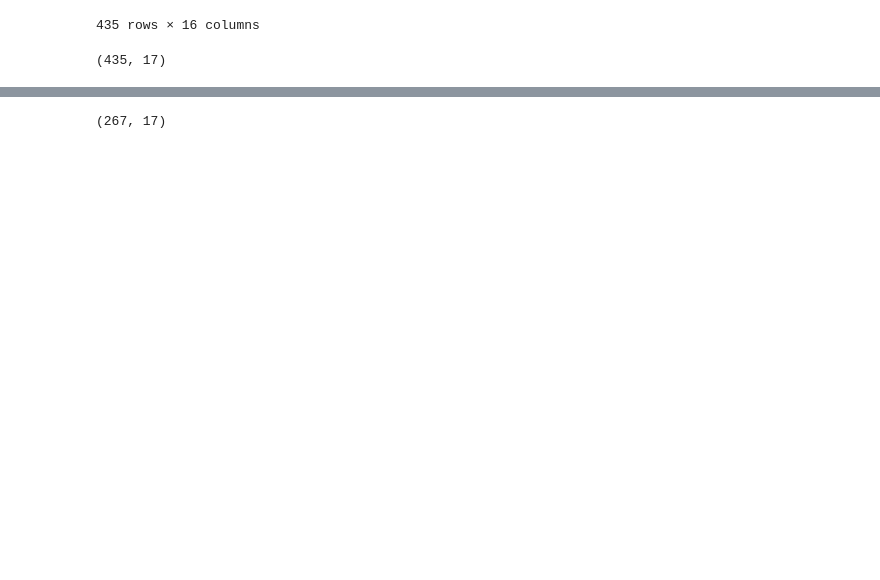
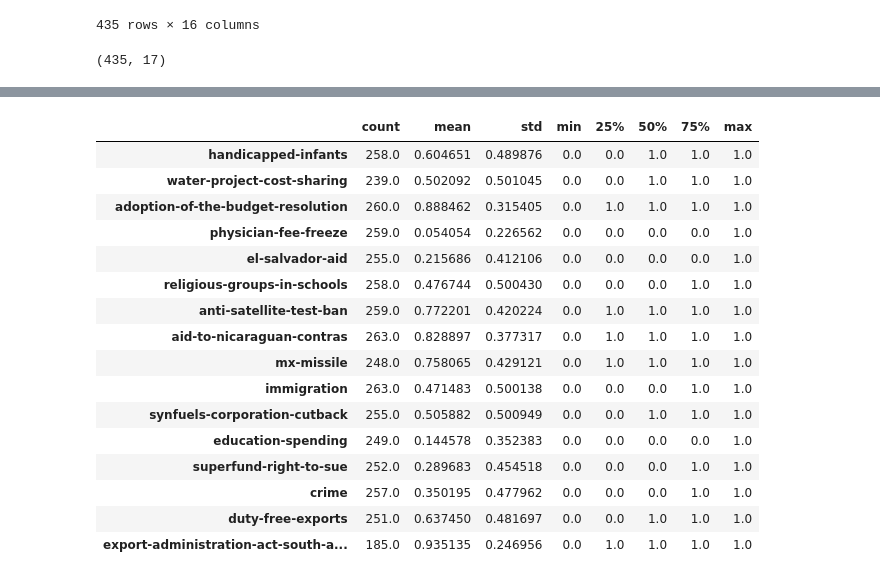
Before and after one commit to Edudeiko/DS-Unit-1-Sprint-3-Statistical-Tests-and-Experiments, a Jupyter notebook: module1-statistics-probability-and-inference/Evgenii_Dudeiko_DSPT3_131_Statistics_Probability_Assignment.ipynb, the cells around one changed output, grey strips where cells are left out. Cells and saved outputs as stored; diff of their text form; code cells hidden in the pictures; blank space fills up the shorter version.

```diff
--- a/module1-statistics-probability-and-inference/Evgenii_Dudeiko_DSPT3_131_Statistics_Probability_Assignment.ipynb
+++ b/module1-statistics-probability-and-inference/Evgenii_Dudeiko_DSPT3_131_Statistics_Probability_Assignment.ipynb
@@ -135,13 +158,0 @@ df['physician-fee-freeze'] = df['physician-fee-freeze'].str.contains('y')
-# %%
-df['el-salvador-aid'] = df['el-salvador-aid'].str.contains('y')
-df['religious-groups-in-schools'] = df['religious-groups-in-schools'].str.contains('y')
-df['anti-satellite-test-ban'] = df['anti-satellite-test-ban'].str.contains('y')
-df['aid-to-nicaraguan-contras'] = df['aid-to-nicaraguan-contras'].str.contains('y')
-df['mx-missile'] = df['mx-missile'].str.contains('y')
-df['immigration'] = df['immigration'].str.contains('y')
-df['synfuels-corporation-cutback'] = df['synfuels-corporation-cutback'].str.contains('y')
-df['education-spending'] = df['education-spending'].str.contains('y')
-df['superfund-right-to-sue'] = df['superfund-right-to-sue'].str.contains('y')
-df['crime'] = df['crime'].str.contains('y')
-df['duty-free-exports'] = df['duty-free-exports'].str.contains('y')
-df['export-administration-act-south-africa'] = df['export-administration-act-south-africa'].str.contains('y')
@@ -168,0 +159,2 @@ Name: Class Name, dtype: int64
+# %%
+df = df.replace(('y', 'n'), (1, 0)) # Tried True False
@@ -168,0 +163,2 @@ Name: Class Name, dtype: int64
+# %%
+df_dem = df[df['Class Name'] == 'democrat']
@@ -168,0 +169,5 @@ Name: Class Name, dtype: int64
+# %%
+# Now we have our clean and ready to use data
+df_rep = df_rep.drop(columns='Class Name')
+df_dem = df_dem.drop(columns='Class Name')
+df_rep.shape, df_dem.shape
@@ -199,4 +178,20 @@ df_democrat.head()
-# %%
-df_democrat.shape
-# %% [output]
-(267, 17)
+# %%
+df_dem.describe().T
+# %% [output]
+|  | count | mean | std | min | 25% | 50% | 75% | max |
+| handicapped-infants | 258.0 | 0.604651 | 0.489876 | 0.0 | 0.0 | 1.0 | 1.0 | 1.0 |
+| water-project-cost-sharing | 239.0 | 0.502092 | 0.501045 | 0.0 | 0.0 | 1.0 | 1.0 | 1.0 |
+| adoption-of-the-budget-resolution | 260.0 | 0.888462 | 0.315405 | 0.0 | 1.0 | 1.0 | 1.0 | 1.0 |
+| physician-fee-freeze | 259.0 | 0.054054 | 0.226562 | 0.0 | 0.0 | 0.0 | 0.0 | 1.0 |
+| el-salvador-aid | 255.0 | 0.215686 | 0.412106 | 0.0 | 0.0 | 0.0 | 0.0 | 1.0 |
+| religious-groups-in-schools | 258.0 | 0.476744 | 0.500430 | 0.0 | 0.0 | 0.0 | 1.0 | 1.0 |
+| anti-satellite-test-ban | 259.0 | 0.772201 | 0.420224 | 0.0 | 1.0 | 1.0 | 1.0 | 1.0 |
+| aid-to-nicaraguan-contras | 263.0 | 0.828897 | 0.377317 | 0.0 | 1.0 | 1.0 | 1.0 | 1.0 |
+| mx-missile | 248.0 | 0.758065 | 0.429121 | 0.0 | 1.0 | 1.0 | 1.0 | 1.0 |
+| immigration | 263.0 | 0.471483 | 0.500138 | 0.0 | 0.0 | 0.0 | 1.0 | 1.0 |
+| synfuels-corporation-cutback | 255.0 | 0.505882 | 0.500949 | 0.0 | 0.0 | 1.0 | 1.0 | 1.0 |
+| education-spending | 249.0 | 0.144578 | 0.352383 | 0.0 | 0.0 | 0.0 | 0.0 | 1.0 |
+| superfund-right-to-sue | 252.0 | 0.289683 | 0.454518 | 0.0 | 0.0 | 0.0 | 1.0 | 1.0 |
+| crime | 257.0 | 0.350195 | 0.477962 | 0.0 | 0.0 | 0.0 | 1.0 | 1.0 |
+| duty-free-exports | 251.0 | 0.637450 | 0.481697 | 0.0 | 0.0 | 1.0 | 1.0 | 1.0 |
+| export-administration-act-south-a... | 185.0 | 0.935135 | 0.246956 | 0.0 | 1.0 | 1.0 | 1.0 | 1.0 |
```
Also changed, not shown: parts of 39 cells of this notebook.
